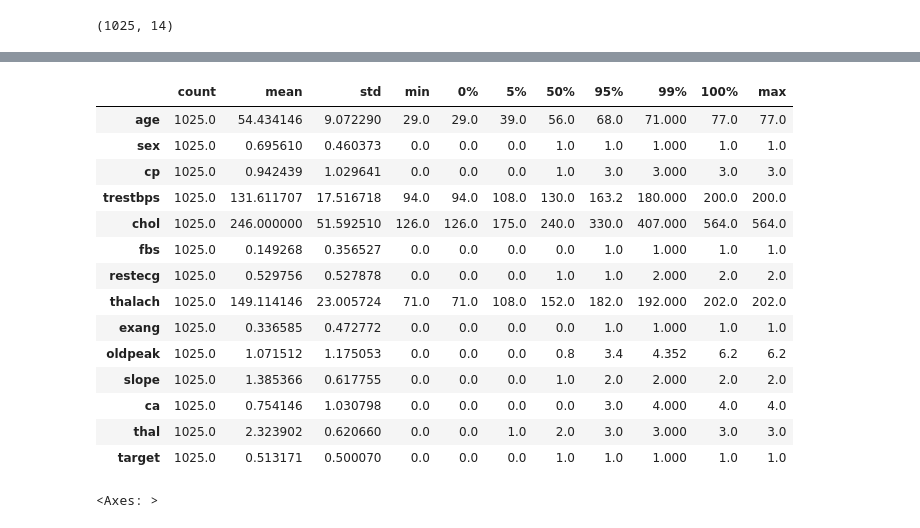
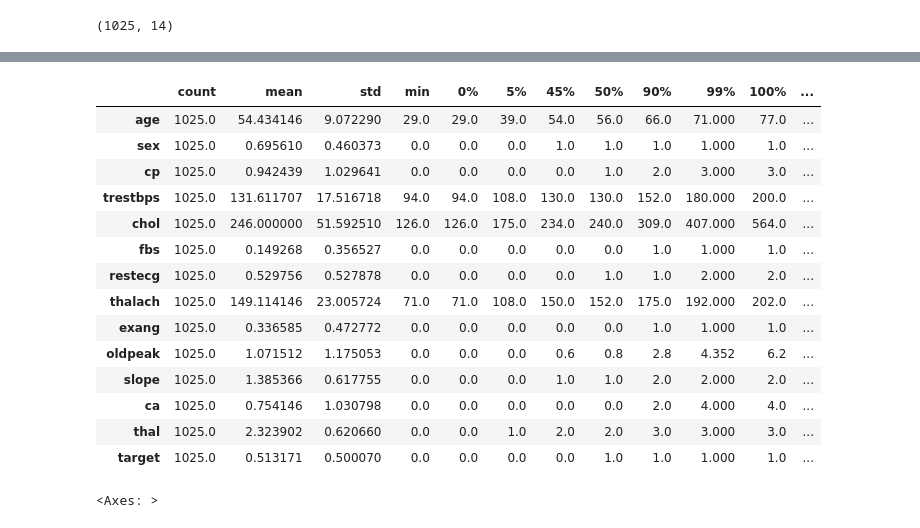
Before and after one commit to KUNJ-CP23/Sem5, a Jupyter notebook: Data Mining/ProjectTasks/heart.ipynb, the cells around one changed output, grey strips where cells are left out. Cells and saved outputs as stored; diff of their text form; code cells hidden in the pictures.

```diff
--- a/Data Mining/ProjectTasks/heart.ipynb
+++ b/Data Mining/ProjectTasks/heart.ipynb
@@ -70,23 +67,23 @@ df.describe()
 | 75% | 61.000000 | 1.000000 | 2.000000 | 140.000000 | 275.00000 | 0.000000 | 1.000000 | 166.000000 | 1.000000 | 1.800000 | 2.000000 | ... |
 | max | 77.000000 | 1.000000 | 3.000000 | 200.000000 | 564.00000 | 1.000000 | 2.000000 | 202.000000 | 1.000000 | 6.200000 | 2.000000 | ... |
 # %%
-df.describe([0,0.05, 0.50, 0.95, 0.99, 1]).T
+df.describe([0,0.05, 0.45, 0.90, 0.99, 1]).T
 # %% [output]
-|  | count | mean | std | min | 0% | 5% | 50% | 95% | 99% | 100% | max |
-| age | 1025.0 | 54.434146 | 9.072290 | 29.0 | 29.0 | 39.0 | 56.0 | 68.0 | 71.000 | 77.0 | 77.0 |
-| sex | 1025.0 | 0.695610 | 0.460373 | 0.0 | 0.0 | 0.0 | 1.0 | 1.0 | 1.000 | 1.0 | 1.0 |
-| cp | 1025.0 | 0.942439 | 1.029641 | 0.0 | 0.0 | 0.0 | 1.0 | 3.0 | 3.000 | 3.0 | 3.0 |
-| trestbps | 1025.0 | 131.611707 | 17.516718 | 94.0 | 94.0 | 108.0 | 130.0 | 163.2 | 180.000 | 200.0 | 200.0 |
-| chol | 1025.0 | 246.000000 | 51.592510 | 126.0 | 126.0 | 175.0 | 240.0 | 330.0 | 407.000 | 564.0 | 564.0 |
-| fbs | 1025.0 | 0.149268 | 0.356527 | 0.0 | 0.0 | 0.0 | 0.0 | 1.0 | 1.000 | 1.0 | 1.0 |
-| restecg | 1025.0 | 0.529756 | 0.527878 | 0.0 | 0.0 | 0.0 | 1.0 | 1.0 | 2.000 | 2.0 | 2.0 |
-| thalach | 1025.0 | 149.114146 | 23.005724 | 71.0 | 71.0 | 108.0 | 152.0 | 182.0 | 192.000 | 202.0 | 202.0 |
-| exang | 1025.0 | 0.336585 | 0.472772 | 0.0 | 0.0 | 0.0 | 0.0 | 1.0 | 1.000 | 1.0 | 1.0 |
-| oldpeak | 1025.0 | 1.071512 | 1.175053 | 0.0 | 0.0 | 0.0 | 0.8 | 3.4 | 4.352 | 6.2 | 6.2 |
-| slope | 1025.0 | 1.385366 | 0.617755 | 0.0 | 0.0 | 0.0 | 1.0 | 2.0 | 2.000 | 2.0 | 2.0 |
-| ca | 1025.0 | 0.754146 | 1.030798 | 0.0 | 0.0 | 0.0 | 0.0 | 3.0 | 4.000 | 4.0 | 4.0 |
-| thal | 1025.0 | 2.323902 | 0.620660 | 0.0 | 0.0 | 1.0 | 2.0 | 3.0 | 3.000 | 3.0 | 3.0 |
-| target | 1025.0 | 0.513171 | 0.500070 | 0.0 | 0.0 | 0.0 | 1.0 | 1.0 | 1.000 | 1.0 | 1.0 |
+|  | count | mean | std | min | 0% | 5% | 45% | 50% | 90% | 99% | 100% | ... |
+| age | 1025.0 | 54.434146 | 9.072290 | 29.0 | 29.0 | 39.0 | 54.0 | 56.0 | 66.0 | 71.000 | 77.0 | ... |
+| sex | 1025.0 | 0.695610 | 0.460373 | 0.0 | 0.0 | 0.0 | 1.0 | 1.0 | 1.0 | 1.000 | 1.0 | ... |
+| cp | 1025.0 | 0.942439 | 1.029641 | 0.0 | 0.0 | 0.0 | 0.0 | 1.0 | 2.0 | 3.000 | 3.0 | ... |
+| trestbps | 1025.0 | 131.611707 | 17.516718 | 94.0 | 94.0 | 108.0 | 130.0 | 130.0 | 152.0 | 180.000 | 200.0 | ... |
+| chol | 1025.0 | 246.000000 | 51.592510 | 126.0 | 126.0 | 175.0 | 234.0 | 240.0 | 309.0 | 407.000 | 564.0 | ... |
+| fbs | 1025.0 | 0.149268 | 0.356527 | 0.0 | 0.0 | 0.0 | 0.0 | 0.0 | 1.0 | 1.000 | 1.0 | ... |
+| restecg | 1025.0 | 0.529756 | 0.527878 | 0.0 | 0.0 | 0.0 | 0.0 | 1.0 | 1.0 | 2.000 | 2.0 | ... |
+| thalach | 1025.0 | 149.114146 | 23.005724 | 71.0 | 71.0 | 108.0 | 150.0 | 152.0 | 175.0 | 192.000 | 202.0 | ... |
+| exang | 1025.0 | 0.336585 | 0.472772 | 0.0 | 0.0 | 0.0 | 0.0 | 0.0 | 1.0 | 1.000 | 1.0 | ... |
+| oldpeak | 1025.0 | 1.071512 | 1.175053 | 0.0 | 0.0 | 0.0 | 0.6 | 0.8 | 2.8 | 4.352 | 6.2 | ... |
+| slope | 1025.0 | 1.385366 | 0.617755 | 0.0 | 0.0 | 0.0 | 1.0 | 1.0 | 2.0 | 2.000 | 2.0 | ... |
+| ca | 1025.0 | 0.754146 | 1.030798 | 0.0 | 0.0 | 0.0 | 0.0 | 0.0 | 2.0 | 4.000 | 4.0 | ... |
+| thal | 1025.0 | 2.323902 | 0.620660 | 0.0 | 0.0 | 1.0 | 2.0 | 2.0 | 3.0 | 3.000 | 3.0 | ... |
+| target | 1025.0 | 0.513171 | 0.500070 | 0.0 | 0.0 | 0.0 | 0.0 | 1.0 | 1.0 | 1.000 | 1.0 | ... |
 # %%
 df.boxplot(['age','trestbps','chol','thalach','oldpeak'])
 # %% [output]
```
Also changed, not shown: parts of 3 cells of this notebook, 3 other files.
